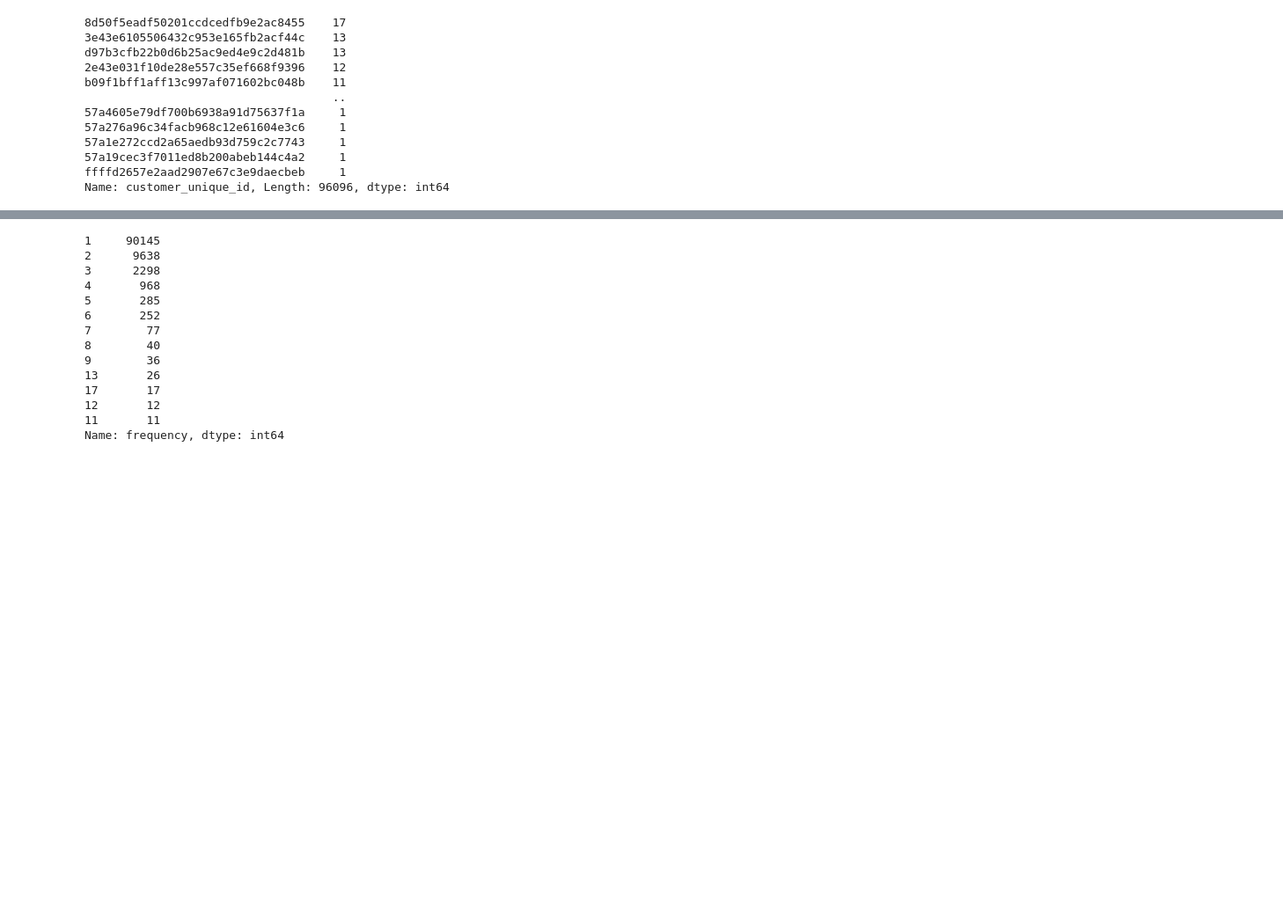
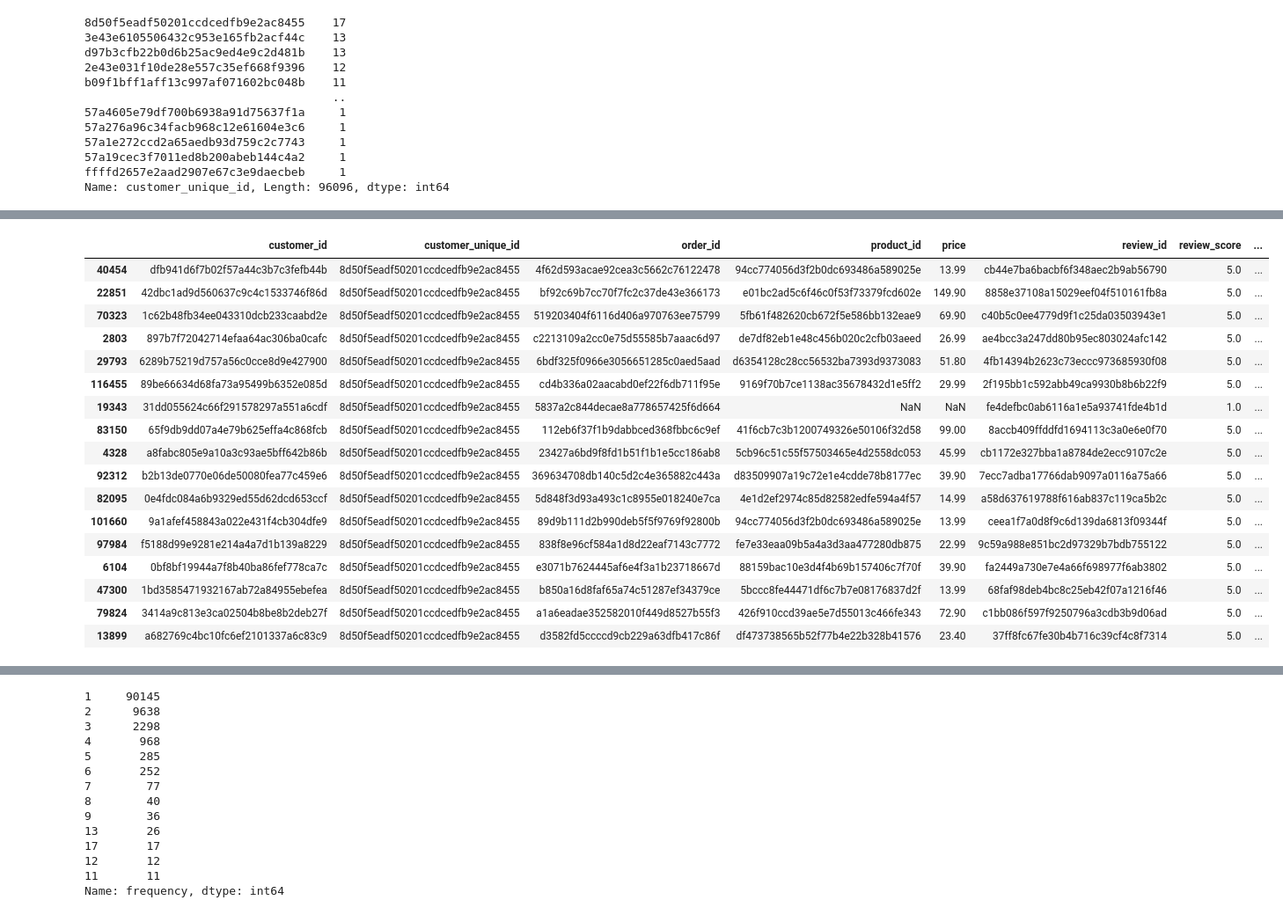
Before and after one commit to ThomasMeb/Projet_4, a Jupyter notebook: Mebarki_Thomas_notebook_exploration_022023.ipynb, the cells around one changed output, grey strips where cells are left out. Shown at 88% size. Cells and saved outputs as stored; diff of their text form; code cells hidden in the pictures; blank space fills up the shorter version.

```diff
--- a/Mebarki_Thomas_notebook_exploration_022023.ipynb
+++ b/Mebarki_Thomas_notebook_exploration_022023.ipynb
@@ -403,0 +420,21 @@ df['frequency'] = df.groupby('customer_unique_id')['customer_unique_id'].transfo
+# %%
+df.loc[df['frequency']==17]
+# %% [output]
+|  | customer_id | customer_unique_id | order_id | product_id | price | review_id | review_score | ... |
+| 40454 | dfb941d6f7b02f57a44c3b7c3fefb44b | 8d50f5eadf50201ccdcedfb9e2ac8455 | 4f62d593acae92cea3c5662c76122478 | 94cc774056d3f2b0dc693486a589025e | 13.99 | cb44e7ba6bacbf6f348aec2b9ab56790 | 5.0 | ... |
+| 22851 | 42dbc1ad9d560637c9c4c1533746f86d | 8d50f5eadf50201ccdcedfb9e2ac8455 | bf92c69b7cc70f7fc2c37de43e366173 | e01bc2ad5c6f46c0f53f73379fcd602e | 149.90 | 8858e37108a15029eef04f510161fb8a | 5.0 | ... |
+| 70323 | 1c62b48fb34ee043310dcb233caabd2e | 8d50f5eadf50201ccdcedfb9e2ac8455 | 519203404f6116d406a970763ee75799 | 5fb61f482620cb672f5e586bb132eae9 | 69.90 | c40b5c0ee4779d9f1c25da03503943e1 | 5.0 | ... |
+| 2803 | 897b7f72042714efaa64ac306ba0cafc | 8d50f5eadf50201ccdcedfb9e2ac8455 | c2213109a2cc0e75d55585b7aaac6d97 | de7df82eb1e48c456b020c2cfb03aeed | 26.99 | ae4bcc3a247dd80b95ec803024afc142 | 5.0 | ... |
+| 29793 | 6289b75219d757a56c0cce8d9e427900 | 8d50f5eadf50201ccdcedfb9e2ac8455 | 6bdf325f0966e3056651285c0aed5aad | d6354128c28cc56532ba7393d9373083 | 51.80 | 4fb14394b2623c73eccc973685930f08 | 5.0 | ... |
+| 116455 | 89be66634d68fa73a95499b6352e085d | 8d50f5eadf50201ccdcedfb9e2ac8455 | cd4b336a02aacabd0ef22f6db711f95e | 9169f70b7ce1138ac35678432d1e5ff2 | 29.99 | 2f195bb1c592abb49ca9930b8b6b22f9 | 5.0 | ... |
+| 19343 | 31dd055624c66f291578297a551a6cdf | 8d50f5eadf50201ccdcedfb9e2ac8455 | 5837a2c844decae8a778657425f6d664 | NaN | NaN | fe4defbc0ab6116a1e5a93741fde4b1d | 1.0 | ... |
+| 83150 | 65f9db9dd07a4e79b625effa4c868fcb | 8d50f5eadf50201ccdcedfb9e2ac8455 | 112eb6f37f1b9dabbced368fbbc6c9ef | 41f6cb7c3b1200749326e50106f32d58 | 99.00 | 8accb409ffddfd1694113c3a0e6e0f70 | 5.0 | ... |
+| 4328 | a8fabc805e9a10a3c93ae5bff642b86b | 8d50f5eadf50201ccdcedfb9e2ac8455 | 23427a6bd9f8fd1b51f1b1e5cc186ab8 | 5cb96c51c55f57503465e4d2558dc053 | 45.99 | cb1172e327bba1a8784de2ecc9107c2e | 5.0 | ... |
+| 92312 | b2b13de0770e06de50080fea77c459e6 | 8d50f5eadf50201ccdcedfb9e2ac8455 | 369634708db140c5d2c4e365882c443a | d83509907a19c72e1e4cdde78b8177ec | 39.90 | 7ecc7adba17766dab9097a0116a75a66 | 5.0 | ... |
+| 82095 | 0e4fdc084a6b9329ed55d62dcd653ccf | 8d50f5eadf50201ccdcedfb9e2ac8455 | 5d848f3d93a493c1c8955e018240e7ca | 4e1d2ef2974c85d82582edfe594a4f57 | 14.99 | a58d637619788f616ab837c119ca5b2c | 5.0 | ... |
+| 101660 | 9a1afef458843a022e431f4cb304dfe9 | 8d50f5eadf50201ccdcedfb9e2ac8455 | 89d9b111d2b990deb5f5f9769f92800b | 94cc774056d3f2b0dc693486a589025e | 13.99 | ceea1f7a0d8f9c6d139da6813f09344f | 5.0 | ... |
+| 97984 | f5188d99e9281e214a4a7d1b139a8229 | 8d50f5eadf50201ccdcedfb9e2ac8455 | 838f8e96cf584a1d8d22eaf7143c7772 | fe7e33eaa09b5a4a3d3aa477280db875 | 22.99 | 9c59a988e851bc2d97329b7bdb755122 | 5.0 | ... |
+| 6104 | 0bf8bf19944a7f8b40ba86fef778ca7c | 8d50f5eadf50201ccdcedfb9e2ac8455 | e3071b7624445af6e4f3a1b23718667d | 88159bac10e3d4f4b69b157406c7f70f | 39.90 | fa2449a730e7e4a66f698977f6ab3802 | 5.0 | ... |
+| 47300 | 1bd3585471932167ab72a84955ebefea | 8d50f5eadf50201ccdcedfb9e2ac8455 | b850a16d8faf65a74c51287ef34379ce | 5bccc8fe44471df6c7b7e08176837d2f | 13.99 | 68faf98deb4bc8c25eb42f07a1216f46 | 5.0 | ... |
+| 79824 | 3414a9c813e3ca02504b8be8b2deb27f | 8d50f5eadf50201ccdcedfb9e2ac8455 | a1a6eadae352582010f449d8527b55f3 | 426f910ccd39ae5e7d55013c466fe343 | 72.90 | c1bb086f597f9250796a3cdb3b9d06ad | 5.0 | ... |
+| 13899 | a682769c4bc10fc6ef2101337a6c83c9 | 8d50f5eadf50201ccdcedfb9e2ac8455 | d3582fd5ccccd9cb229a63dfb417c86f | df473738565b52f77b4e22b328b41576 | 23.40 | 37ff8fc67fe30b4b716c39cf4c8f7314 | 5.0 | ... |
```
Also changed, not shown: parts of 8 cells of this notebook, 2 other files.
